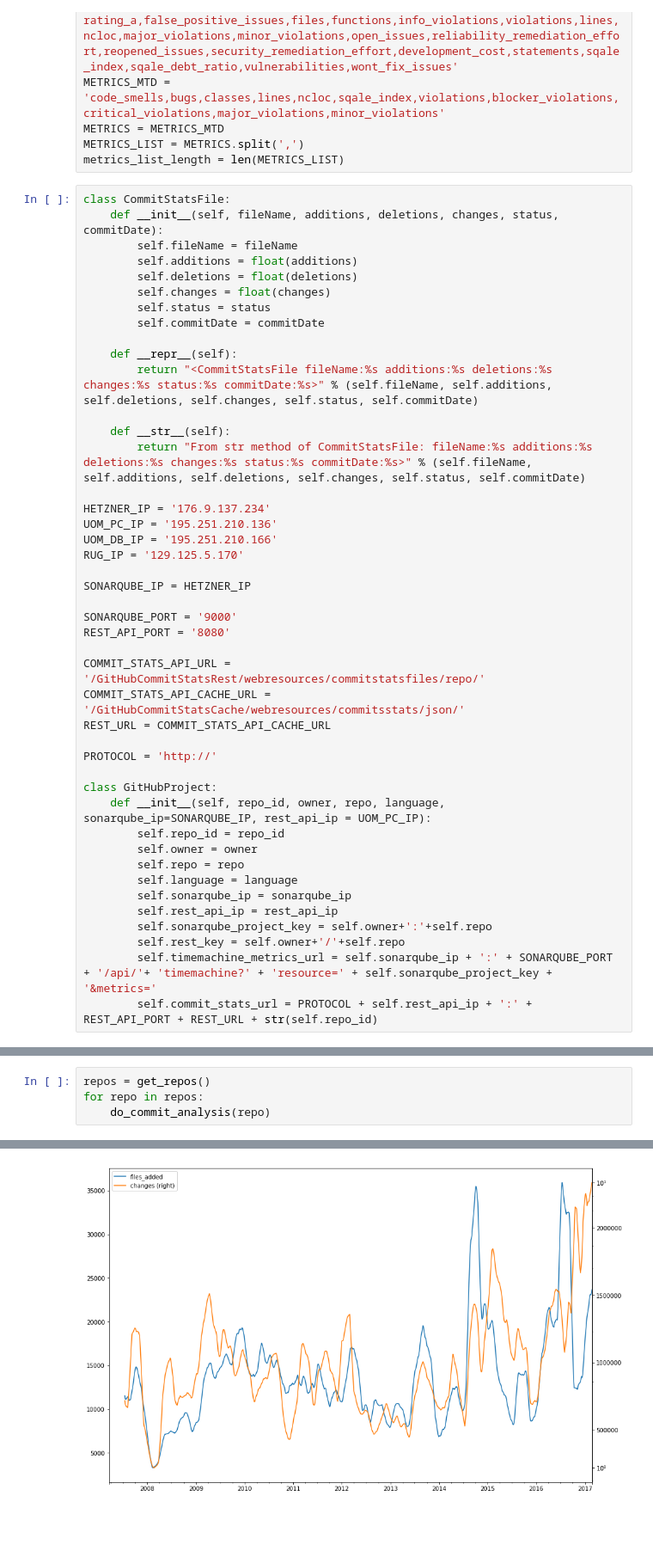
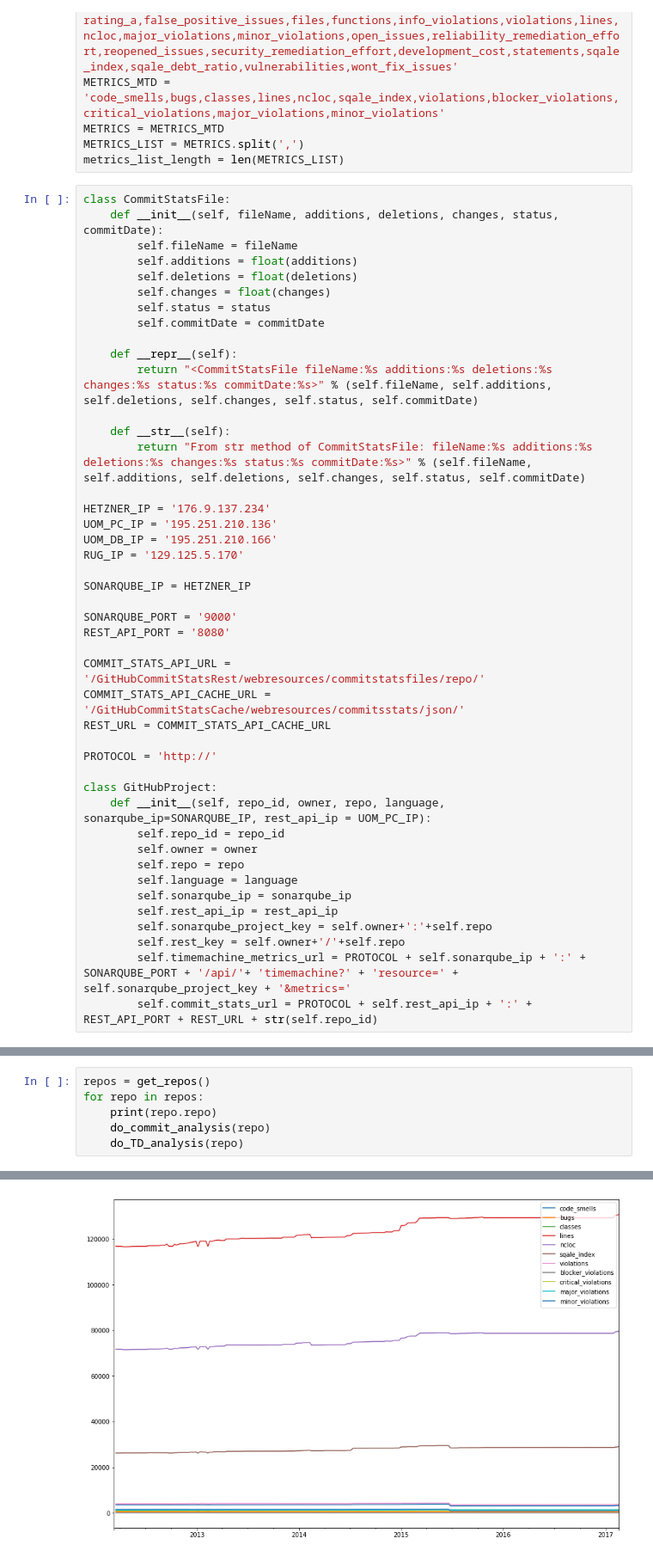
Before and after one commit to digeo/SonarQubeTSAnalysis, a Jupyter notebook: TS-CommitsStatsAndTD.ipynb, the cells around one changed output, grey strips where cells are left out. Shown at 86% size. Cells and saved outputs as stored; diff of their text form; blank space fills up the shorter version.

```diff
--- a/TS-CommitsStatsAndTD.ipynb
+++ b/TS-CommitsStatsAndTD.ipynb
@@ -63,7 +63,7 @@ class GitHubProject:
         self.rest_api_ip = rest_api_ip
         self.sonarqube_project_key = self.owner+':'+self.repo
         self.rest_key = self.owner+'/'+self.repo
-        self.timemachine_metrics_url = self.sonarqube_ip + ':' + SONARQUBE_PORT + '/api/'+ 'timemachine?' + 'resource=' + self.sonarqube_project_key + '&metrics='
+        self.timemachine_metrics_url = PROTOCOL + self.sonarqube_ip + ':' + SONARQUBE_PORT + '/api/'+ 'timemachine?' + 'resource=' + self.sonarqube_project_key + '&metrics='
         self.commit_stats_url = PROTOCOL + self.rest_api_ip + ':' + REST_API_PORT + REST_URL + str(self.repo_id)
 # %%
 def get_repos():
@@ -237,5 +295,7 @@ def do_commit_analysis(gh_project, cache = True):
 # %%
 repos = get_repos()
 for repo in repos:
+    print(repo.repo)
     do_commit_analysis(repo)
+    do_TD_analysis(repo)
 # %% [output]
@@ -250 +316 @@ camel
-[figure, old version]
+[figure, new version]
```
Also changed, not shown: parts of 2 cells of this notebook.
